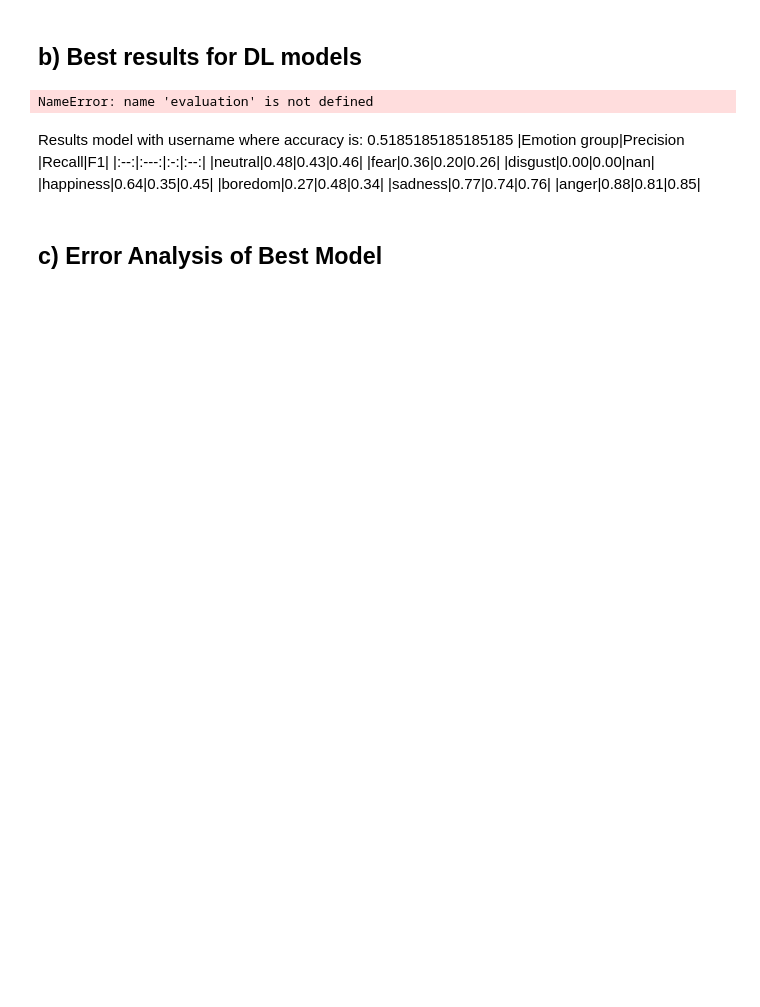
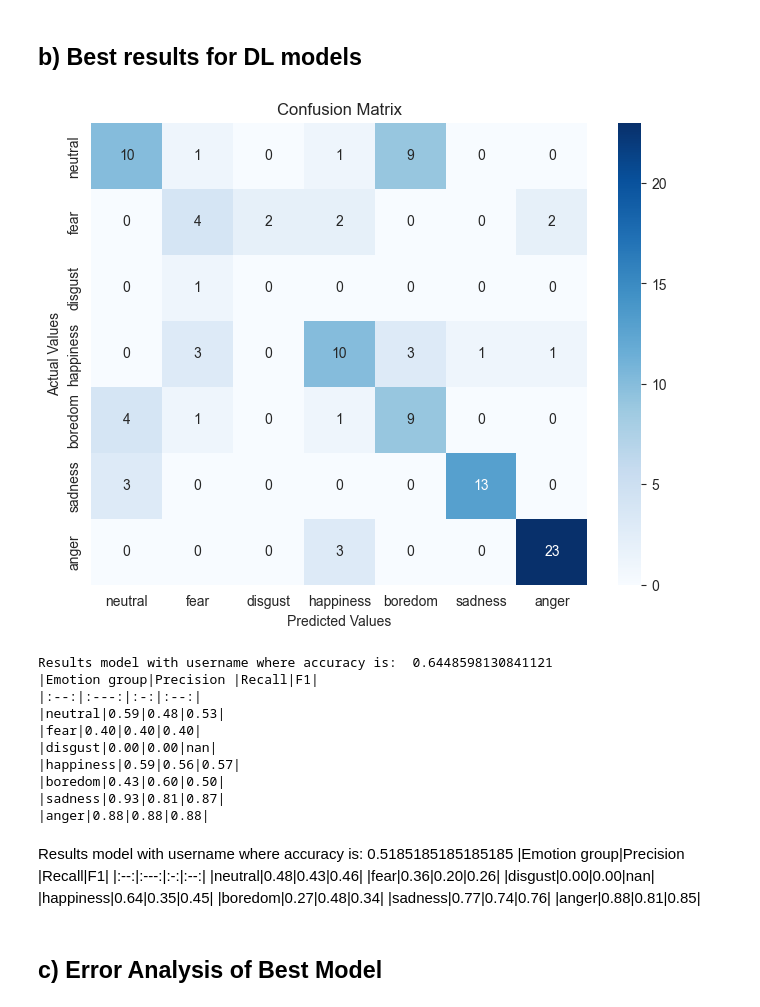
Before and after one commit to bonells96/speech_emotion_classification, a Jupyter notebook: Report_SER.ipynb, the cells around one changed output. Cells and saved outputs as stored; diff of their text form; code cells hidden in the pictures; blank space fills up the shorter version.

```diff
--- a/Report_SER.ipynb
+++ b/Report_SER.ipynb
@@ -501,9 +568,22 @@ For classical ML models the best architectures were:
 # %% [markdown]
 ## b) Best results for DL models
-# %%
-evaluation.metrics_report(y_test, model.predict(X_test), emotion2int)
-# %% [output]
-NameError: name 'evaluation' is not defined
+# %%
+outputs = net(torch.Tensor(X_test))
+preds = torch.argmax(outputs, dim=1).detach().numpy()
+
+evaluation.metrics_report(y_test, preds, emotion2int)
+# %% [output]
+[figure, added]
+Results model with username where accuracy is:  0.6448598130841121
+|Emotion group|Precision |Recall|F1|
+|:--:|:---:|:-:|:--:|
+|neutral|0.59|0.48|0.53|
+|fear|0.40|0.40|0.40|
+|disgust|0.00|0.00|nan|
+|happiness|0.59|0.56|0.57|
+|boredom|0.43|0.60|0.50|
+|sadness|0.93|0.81|0.87|
+|anger|0.88|0.88|0.88|
 # %% [markdown]
 Results model with username where accuracy is:  0.5185185185185185
 |Emotion group|Precision |Recall|F1|
```
Also changed, not shown: parts of 5 cells of this notebook.
